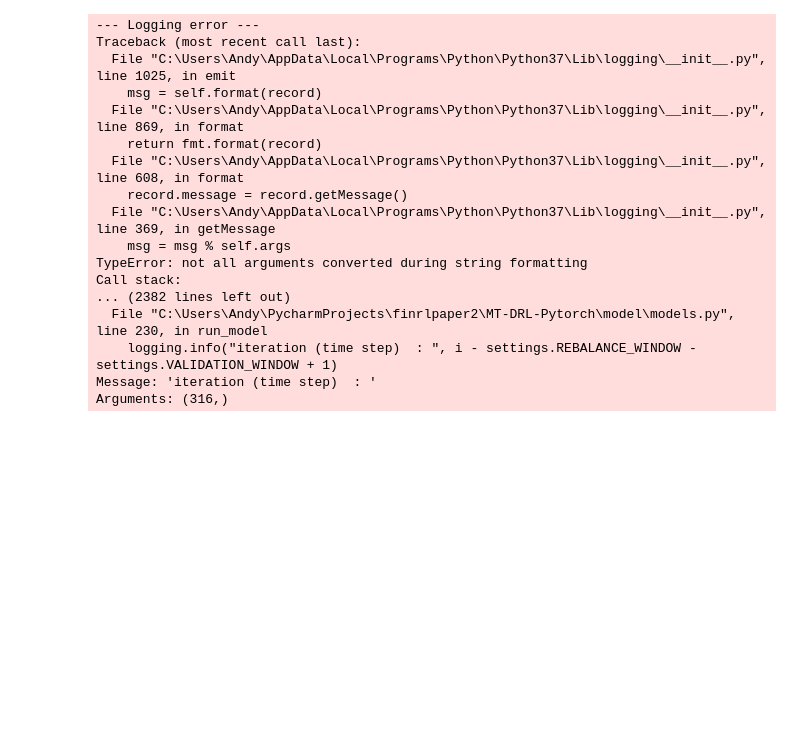
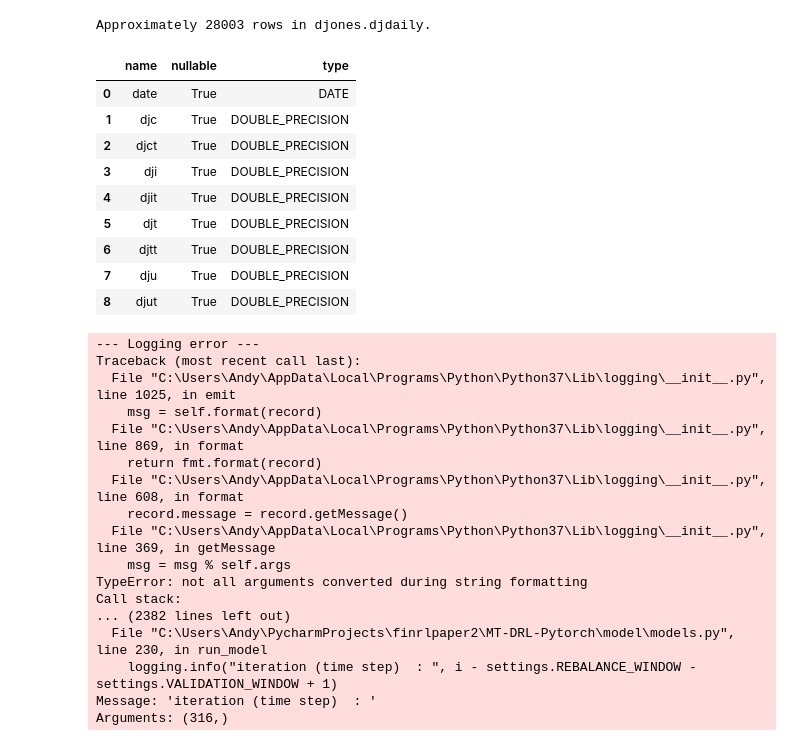
Before and after one commit to maimai04/MT-DRL-Pytorch, a Jupyter notebook: run.ipynb, the cells around one changed output. Drawn from its saved outputs; the diff is of its cells as text; code cells hidden in the pictures; blank space fills up the shorter version.

```diff
--- a/run.ipynb
+++ b/run.ipynb
@@ -11,3 +143,17 @@ no crisis measure selected.
+# %%
+db.describe_table(library="djones", table="djdaily")
+# %% [output]
+Approximately 28003 rows in djones.djdaily.
+|  | name | nullable | type |
+| 0 | date | True | DATE |
+| 1 | djc | True | DOUBLE_PRECISION |
+| 2 | djct | True | DOUBLE_PRECISION |
+| 3 | dji | True | DOUBLE_PRECISION |
+| 4 | djit | True | DOUBLE_PRECISION |
+| 5 | djt | True | DOUBLE_PRECISION |
+| 6 | djtt | True | DOUBLE_PRECISION |
+| 7 | dju | True | DOUBLE_PRECISION |
+| 8 | djut | True | DOUBLE_PRECISION |
 # %%
 """
 run only PPO
```
Also changed, not shown: parts of 13 cells of this notebook, 8 other files.
